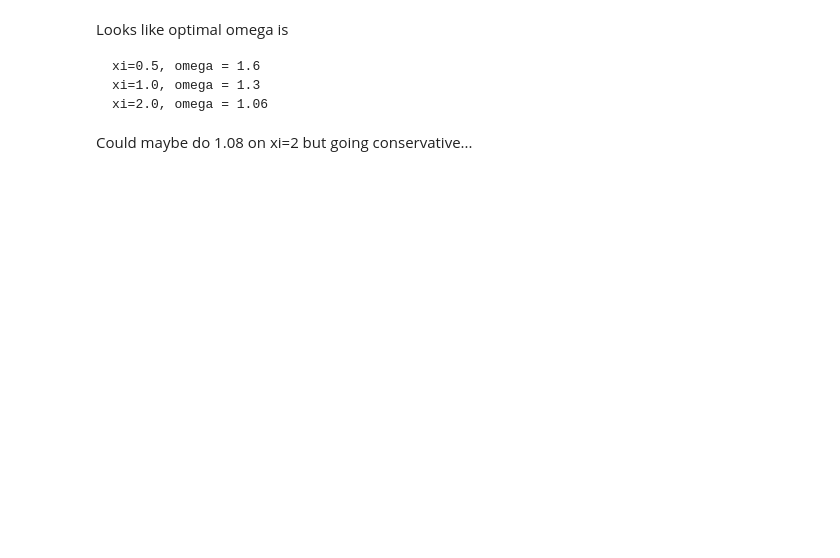
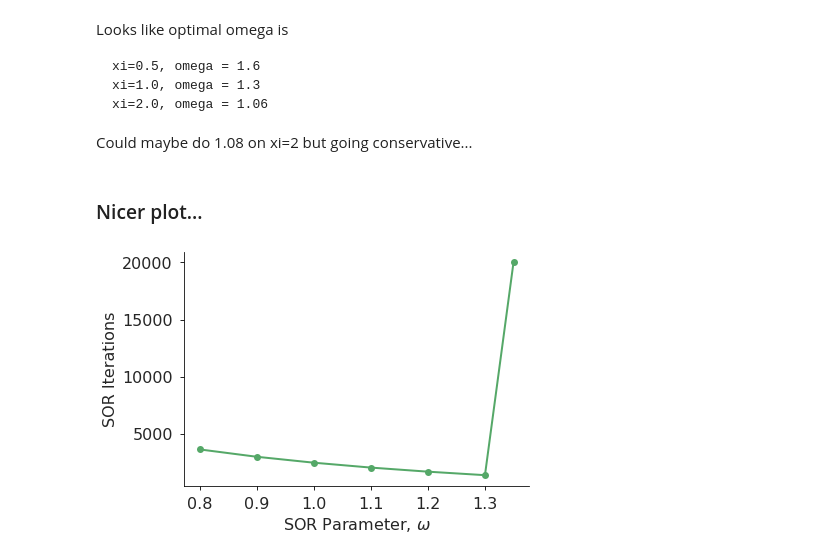
Before and after one commit to timothyas/generic-matern-covariance, a Jupyter notebook: src/llc_3d_sor.ipynb, the cells around one changed output. Saved outputs shown, nothing was run; the diff lists cells and outputs as text; code cells hidden in the pictures; blank space fills up the shorter version.

````diff
--- a/src/llc_3d_sor.ipynb
+++ b/src/llc_3d_sor.ipynb
@@ -113,3 +114,23 @@ xi=2.0, omega = 1.06
 ```
 
 Could maybe do 1.08 on xi=2 but going conservative...
+# %% [markdown]
+### Nicer plot...
+# %%
+fig, ax = plt.subplots(1,1,
+                       figsize=(6,4),
+                        constrained_layout=True)
+
+Nx = 10
+xi = 1
+
+label = r'$\hat{\rho}=%02d$'%Nx
+ax.plot(np.array(omegaList),sormean[Nx][xi],
+        label=label,
+        marker='o')
+#ax.legend(title=r'$\xi =%.1f$' % xi)
+ax.set(ylabel='SOR Iterations',
+       xlabel='SOR Parameter, $\omega$')
+fig.savefig(f'{fig_dir}/sor_parameter.pdf', bbox_inches='tight')
+# %% [output]
+[figure, added]
````
Also changed, not shown: parts of 3 cells of this notebook, 1 other file.
